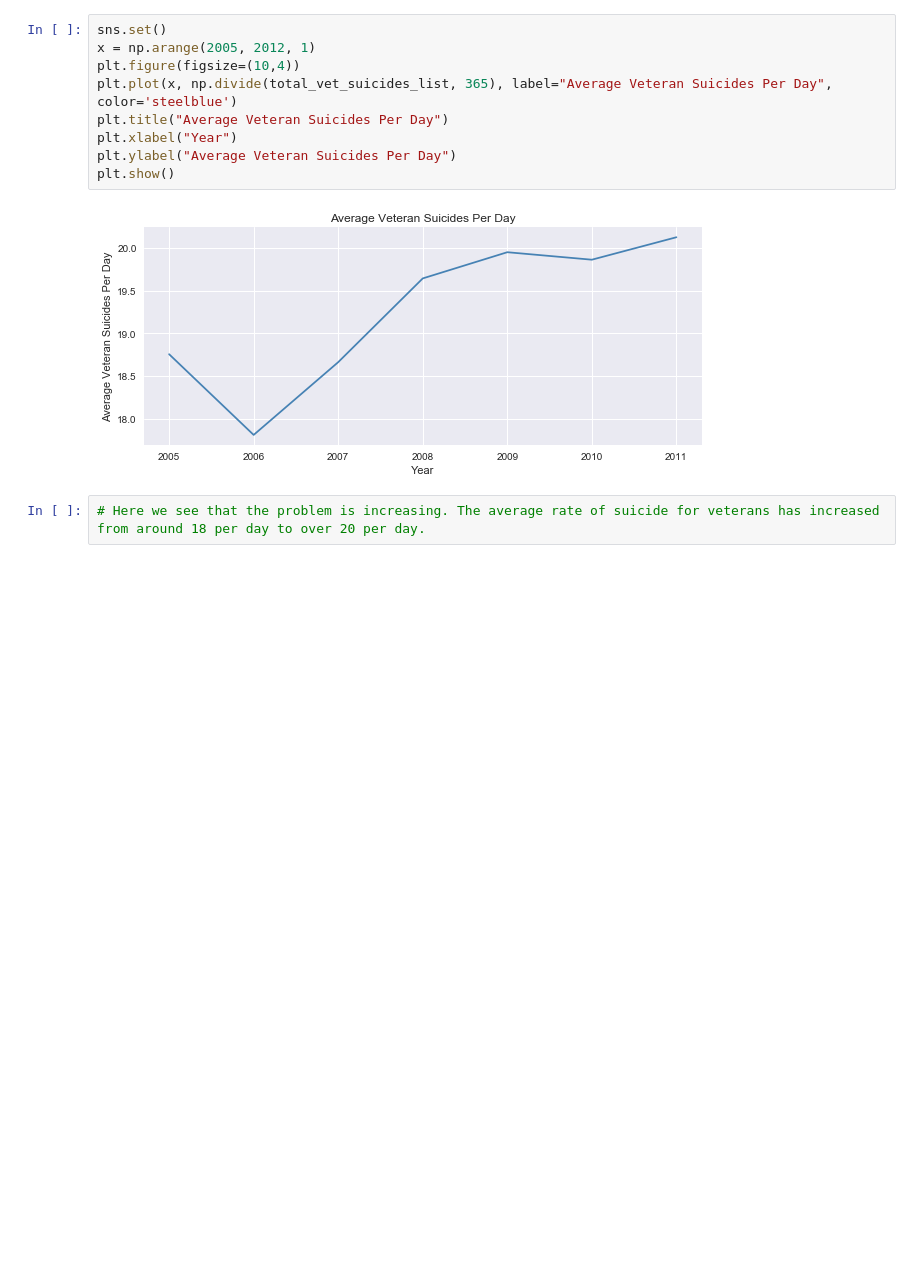
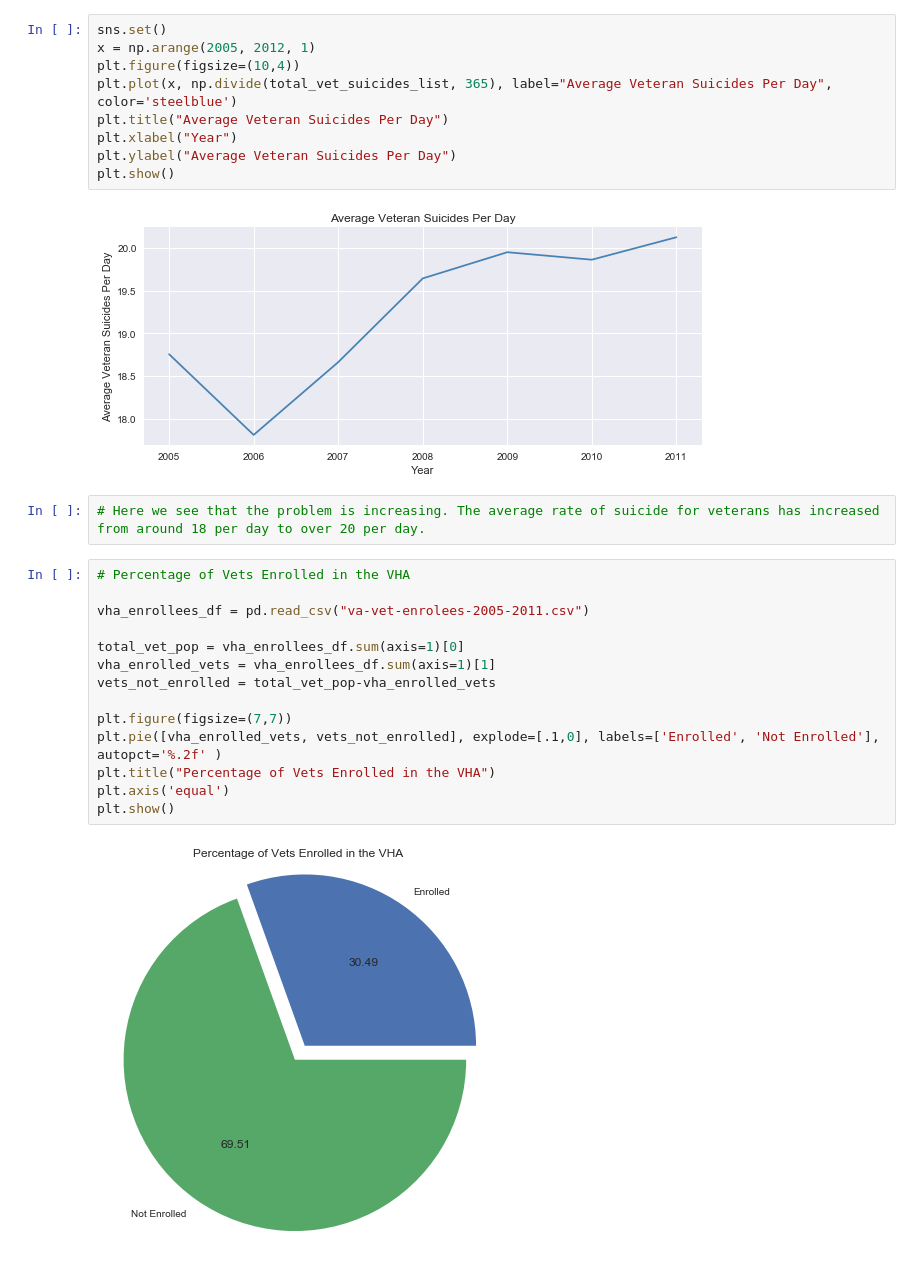
Before and after one commit to aksklar/Flying_Dynamo, a Jupyter notebook: Final.ipynb, the cells around one changed output. Saved outputs shown, nothing was run; the diff lists cells and outputs as text; blank space fills up the shorter version.

Commit message:
Added Percent Vets Enrolled in VHA

```diff
--- a/Final.ipynb
+++ b/Final.ipynb
@@ -88,3 +88,19 @@ plt.show()
 [figure]
 # %%
 # Here we see that the problem is increasing. The average rate of suicide for veterans has increased from around 18 per day to over 20 per day.
+# %%
+# Percentage of Vets Enrolled in the VHA
+
+vha_enrollees_df = pd.read_csv("va-vet-enrolees-2005-2011.csv")
+
+total_vet_pop = vha_enrollees_df.sum(axis=1)[0]
+vha_enrolled_vets = vha_enrollees_df.sum(axis=1)[1]
+vets_not_enrolled = total_vet_pop-vha_enrolled_vets
+
+plt.figure(figsize=(7,7))
+plt.pie([vha_enrolled_vets, vets_not_enrolled], explode=[.1,0], labels=['Enrolled', 'Not Enrolled'], autopct='%.2f' )
+plt.title("Percentage of Vets Enrolled in the VHA")
+plt.axis('equal')
+plt.show()
+# %% [output]
+[figure, added]
```
Also changed, not shown: 12 other files.
